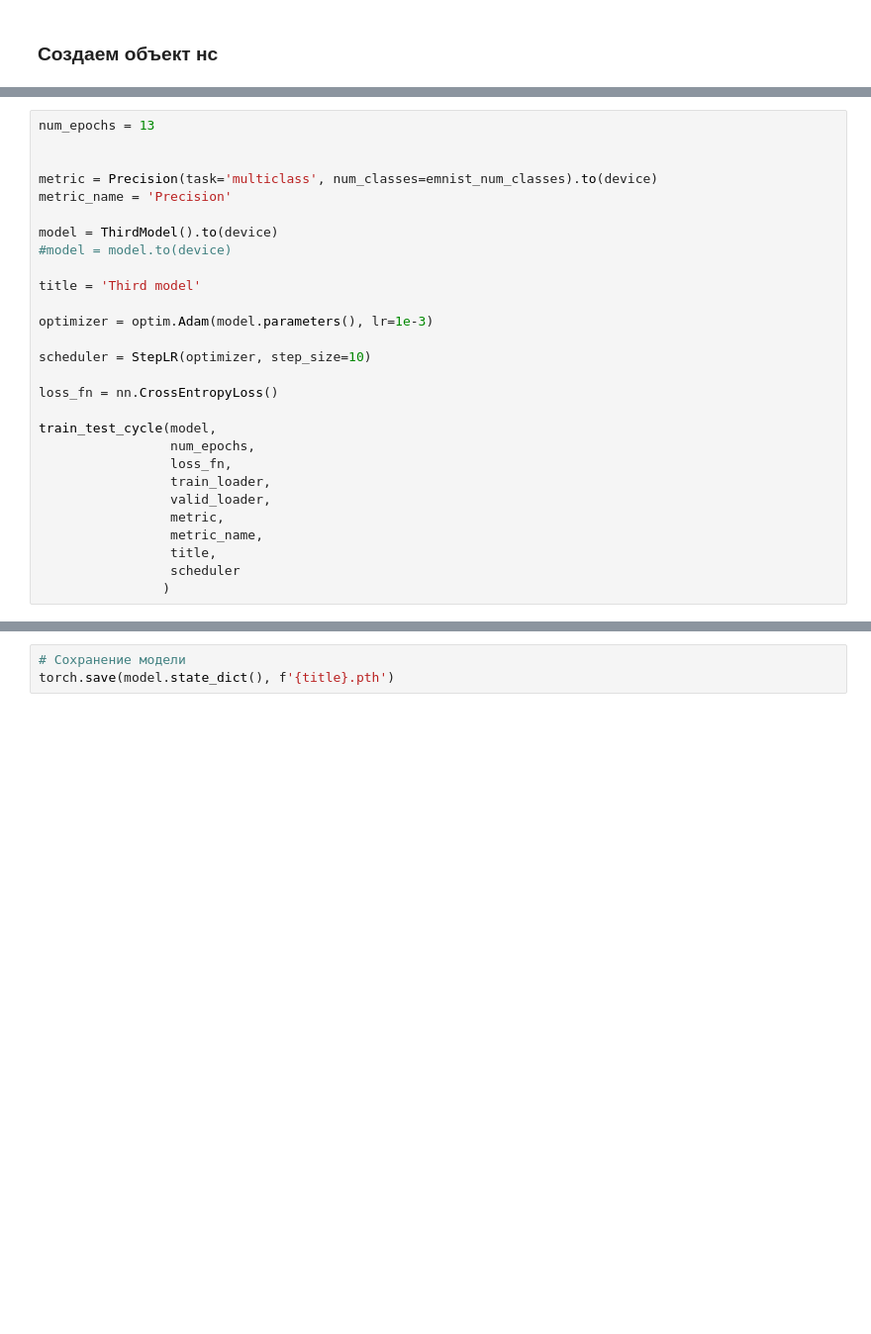
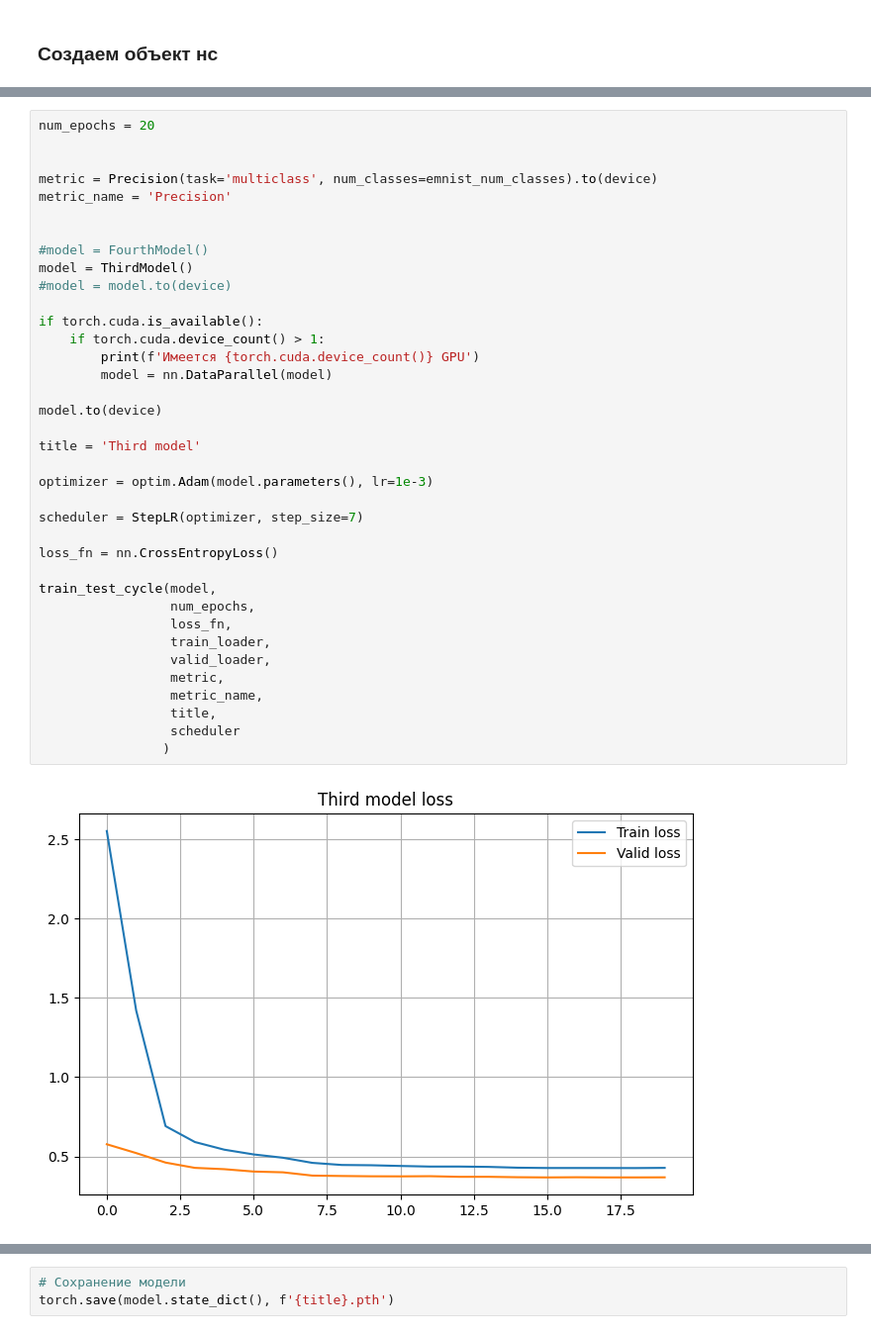
Before and after one commit to Mihail619/Mihail619, a Jupyter notebook: nist-conv-nn.ipynb, the cells around one changed output, grey strips where cells are left out. Shown at 99% size. Saved outputs shown, nothing was run; the diff lists cells and outputs as text; blank space fills up the shorter version.

Commit message:
Kaggle Notebook | NIST conv NN  | Model3_2024.03.02 prec-0.865

```diff
--- a/nist-conv-nn.ipynb
+++ b/nist-conv-nn.ipynb
@@ -595,28 +451,39 @@ class FourthModel(nn.Module) :
 # %%
-num_epochs = 13
+num_epochs = 20
 
 
 metric = Precision(task='multiclass', num_classes=emnist_num_classes).to(device)
 metric_name = 'Precision'
 
-model = ThirdModel().to(device)
+
+#model = FourthModel()
+model = ThirdModel()
 #model = model.to(device)
+
+if torch.cuda.is_available():
+    if torch.cuda.device_count() > 1:
+        print(f'Имеется {torch.cuda.device_count()} GPU')
+        model = nn.DataParallel(model)
+
+model.to(device)
 
 title = 'Third model'
 
 optimizer = optim.Adam(model.parameters(), lr=1e-3)
 
-scheduler = StepLR(optimizer, step_size=10)
+scheduler = StepLR(optimizer, step_size=7)
 
 loss_fn = nn.CrossEntropyLoss()
 
 train_test_cycle(model,
                  num_epochs,
                  loss_fn,
                  train_loader,
                  valid_loader,
                  metric,
                  metric_name,
                  title,
                  scheduler
                 )
+# %% [output]
+[figure, added]
```
Also changed, not shown: parts of 21 cells of this notebook.
